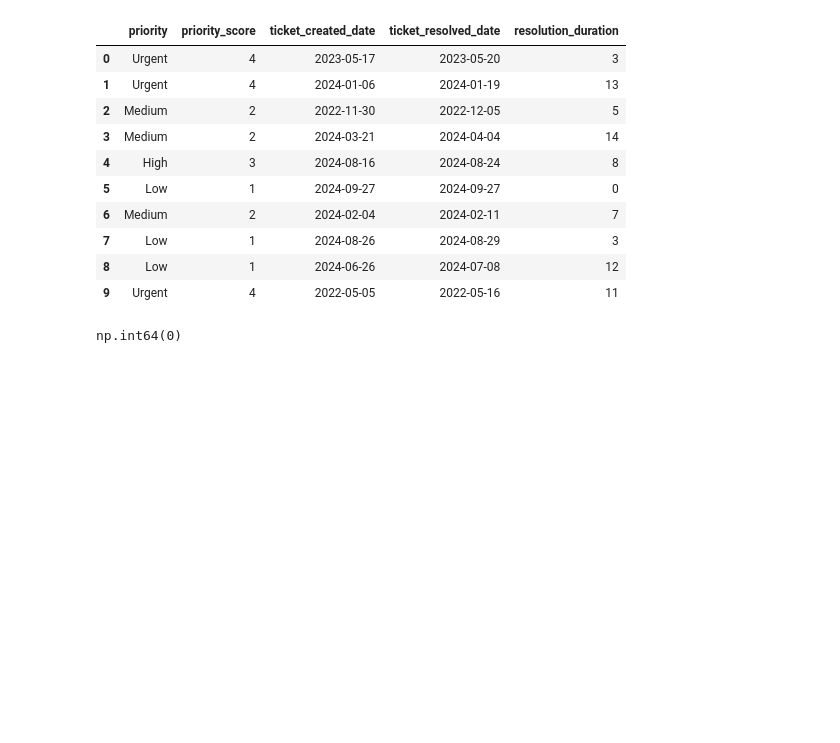
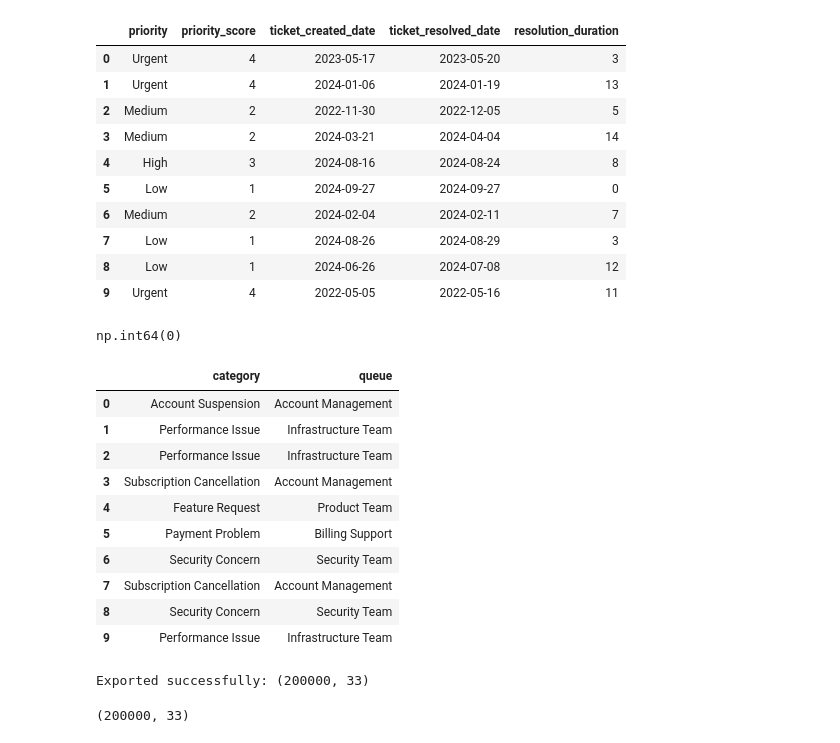
Before and after one commit to springboardmentor1210a/Supportlytics, a Jupyter notebook: it_customer_support.ipynb, the cells around one changed output. Cells and saved outputs as stored; diff of their text form; code cells hidden in the pictures; blank space fills up the shorter version.

Commit message:
Added new files to Supportlytics branch

```diff
--- a/it_customer_support.ipynb
+++ b/it_customer_support.ipynb
@@ -196,0 +192,36 @@ df.shape
+# %%
+queue_map = {
+    'Account Suspension': 'Account Management',
+    'Bug Report': 'Development Team',
+    'Data Sync Issue': 'Technical Support',
+    'Feature Request': 'Product Team',
+    'Login Issue': 'Technical Support',
+    'Payment Problem': 'Billing Support',
+    'Performance Issue': 'Infrastructure Team',
+    'Refund Request': 'Billing Support',
+    'Security Concern': 'Security Team',
+    'Subscription Cancellation': 'Account Management'
+}
+df['queue'] = df['category'].map(queue_map)
+df[['category', 'queue']].head(10)
+# %% [output]
+|  | category | queue |
+| 0 | Account Suspension | Account Management |
+| 1 | Performance Issue | Infrastructure Team |
+| 2 | Performance Issue | Infrastructure Team |
+| 3 | Subscription Cancellation | Account Management |
+| 4 | Feature Request | Product Team |
+| 5 | Payment Problem | Billing Support |
+| 6 | Security Concern | Security Team |
+| 7 | Subscription Cancellation | Account Management |
+| 8 | Security Concern | Security Team |
+| 9 | Performance Issue | Infrastructure Team |
+# %%
+df.to_csv('./cleaned_customer_support_tickets_200k.csv', index=False)
+print('Exported successfully:', df.shape)
+# %% [output]
+Exported successfully: (200000, 33)
+# %%
+df.shape
+# %% [output]
+(200000, 33)
```
Also changed, not shown: parts of 3 cells of this notebook, 3 other files.
